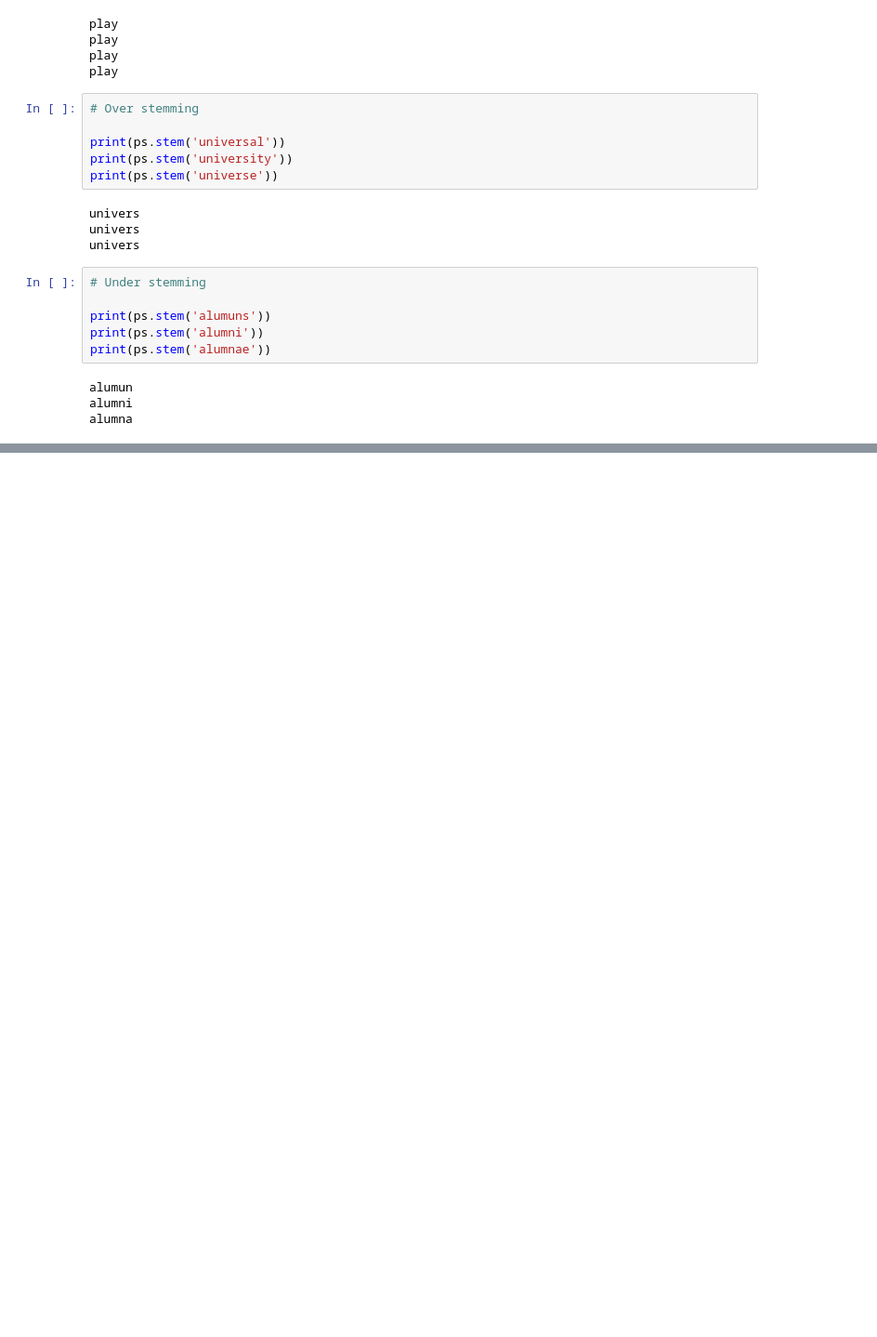
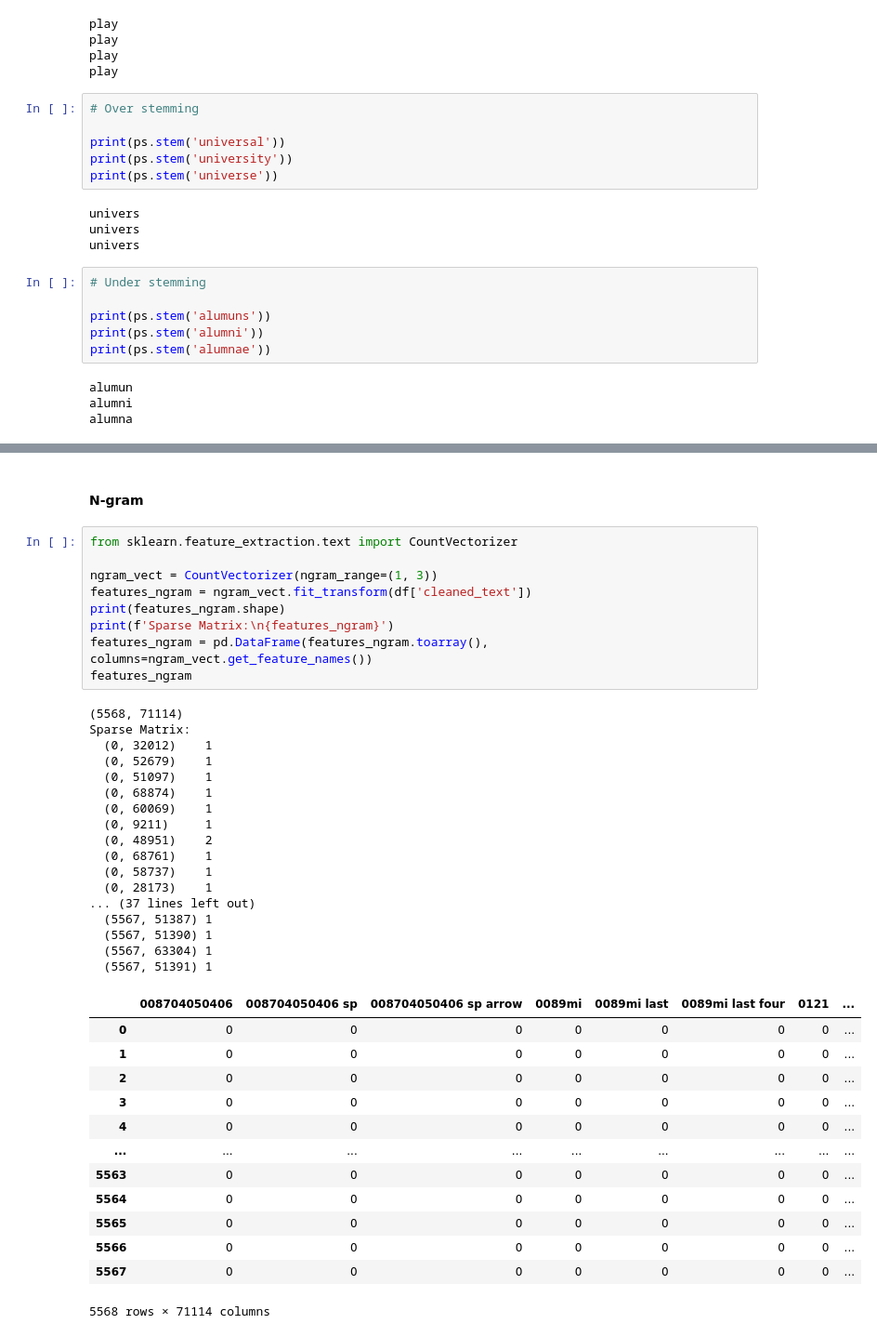
Before and after one commit to AhmedEhabH/SMS-SpamCollectionClassification, a Jupyter notebook: main.ipynb, the cells around one changed output, grey strips where cells are left out. Shown: that part at 93% size. Saved outputs shown, nothing was run; the diff lists cells and outputs as text; blank space fills up the shorter version.

```diff
--- a/main.ipynb
+++ b/main.ipynb
@@ -298,0 +607,42 @@ alumna
+# %% [markdown]
+#### N-gram
+# %%
+from sklearn.feature_extraction.text import CountVectorizer
+
+ngram_vect = CountVectorizer(ngram_range=(1, 3))
+features_ngram = ngram_vect.fit_transform(df['cleaned_text'])
+print(features_ngram.shape)
+print(f'Sparse Matrix:\n{features_ngram}')
+features_ngram = pd.DataFrame(features_ngram.toarray(), columns=ngram_vect.get_feature_names())
+features_ngram
+# %% [output]
+(5568, 71114)
+Sparse Matrix:
+  (0, 32012)    1
+  (0, 52679)    1
+  (0, 51097)    1
+  (0, 68874)    1
+  (0, 60069)    1
+  (0, 9211)     1
+  (0, 48951)    2
+  (0, 68761)    1
+  (0, 58737)    1
+  (0, 28173)    1
+... (37 lines left out)
+  (5567, 51387) 1
+  (5567, 51390) 1
+  (5567, 63304) 1
+  (5567, 51391) 1
+|  | 008704050406 | 008704050406 sp | 008704050406 sp arrow | 0089mi | 0089mi last | 0089mi last four | 0121 | ... |
+| 0 | 0 | 0 | 0 | 0 | 0 | 0 | 0 | ... |
+| 1 | 0 | 0 | 0 | 0 | 0 | 0 | 0 | ... |
+| 2 | 0 | 0 | 0 | 0 | 0 | 0 | 0 | ... |
+| 3 | 0 | 0 | 0 | 0 | 0 | 0 | 0 | ... |
+| 4 | 0 | 0 | 0 | 0 | 0 | 0 | 0 | ... |
+| ... | ... | ... | ... | ... | ... | ... | ... | ... |
+| 5563 | 0 | 0 | 0 | 0 | 0 | 0 | 0 | ... |
+| 5564 | 0 | 0 | 0 | 0 | 0 | 0 | 0 | ... |
+| 5565 | 0 | 0 | 0 | 0 | 0 | 0 | 0 | ... |
+| 5566 | 0 | 0 | 0 | 0 | 0 | 0 | 0 | ... |
+| 5567 | 0 | 0 | 0 | 0 | 0 | 0 | 0 | ... |
+5568 rows × 71114 columns
```
Also changed, not shown: parts of 32 cells of this notebook.
